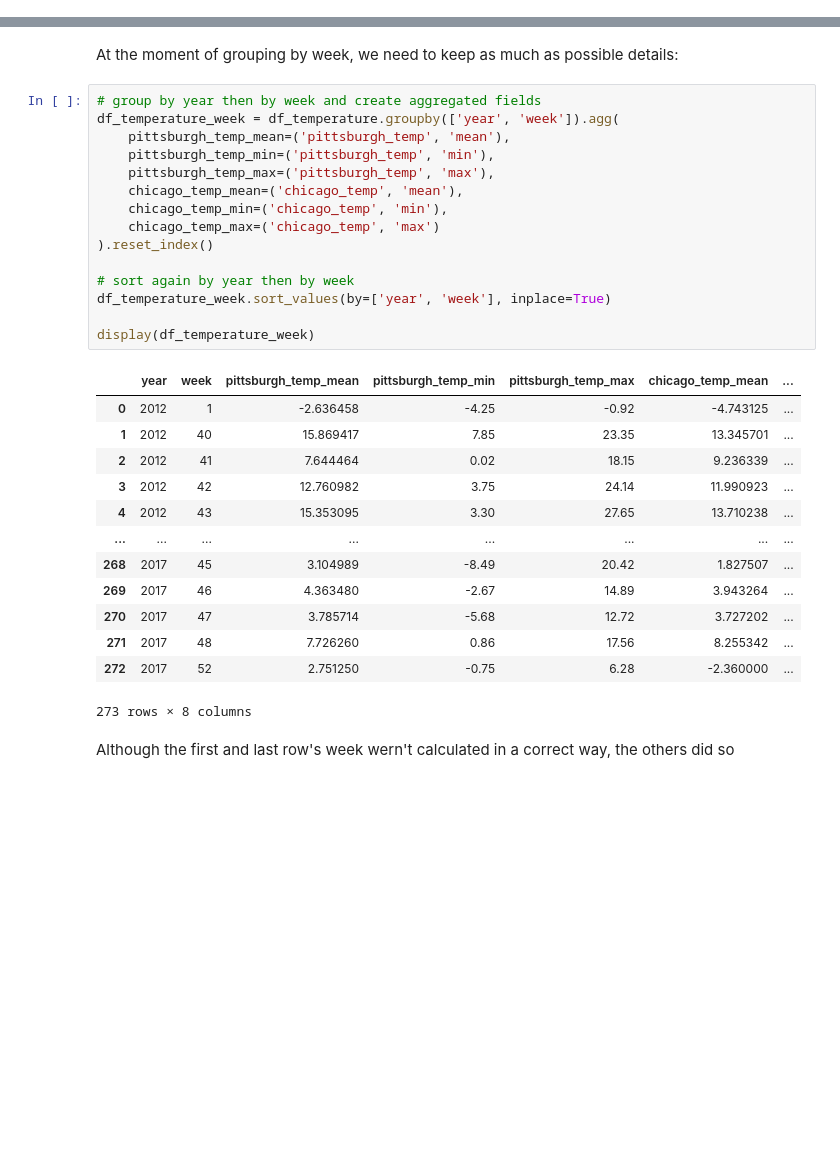
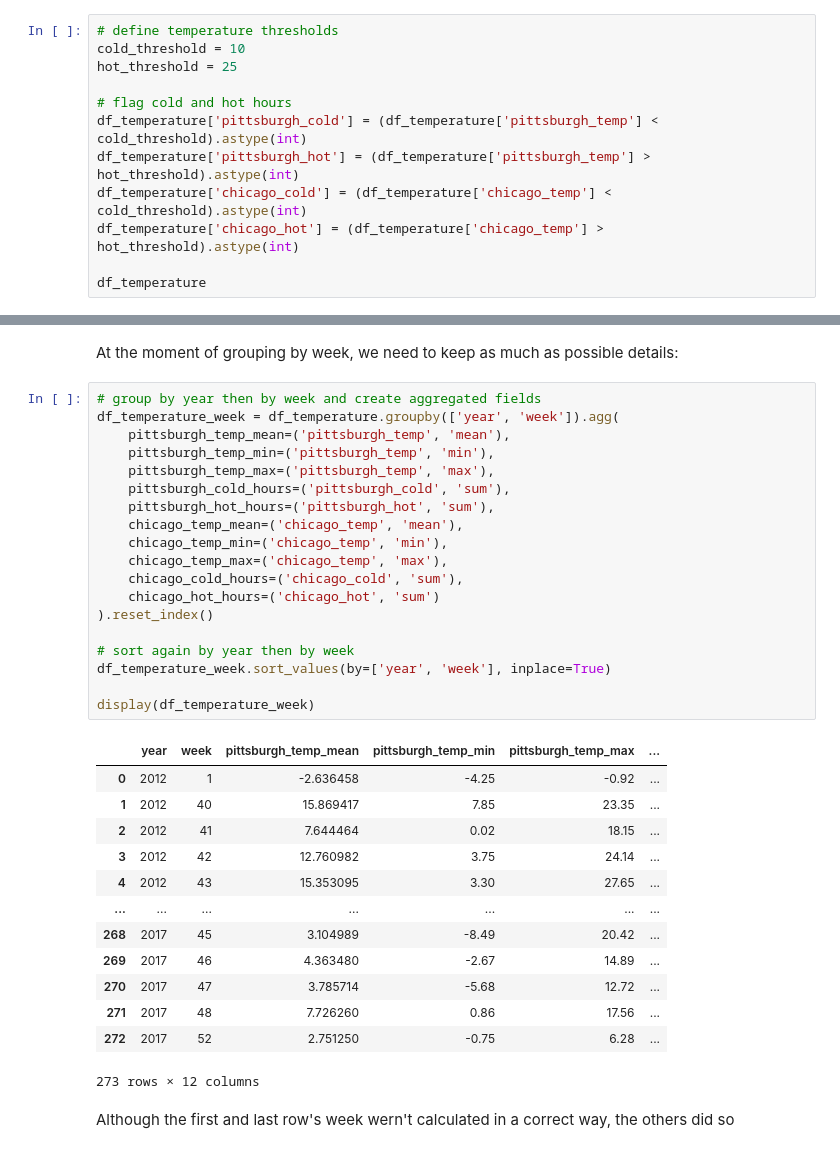
Before and after one commit to Somerillo/DI-Final_Project, a Jupyter notebook: time_series.ipynb, the cells around one changed output, grey strips where cells are left out. Drawn from its saved outputs; the diff is of its cells as text; blank space fills up the shorter version.

```diff
--- a/time_series.ipynb
+++ b/time_series.ipynb
@@ -497,0 +500,12 @@ display(df_temperature.head())
+# %%
+# define temperature thresholds
+cold_threshold = 10
+hot_threshold = 25
+
+# flag cold and hot hours
+df_temperature['pittsburgh_cold'] = (df_temperature['pittsburgh_temp'] < cold_threshold).astype(int)
+df_temperature['pittsburgh_hot'] = (df_temperature['pittsburgh_temp'] > hot_threshold).astype(int)
+df_temperature['chicago_cold'] = (df_temperature['chicago_temp'] < cold_threshold).astype(int)
+df_temperature['chicago_hot'] = (df_temperature['chicago_temp'] > hot_threshold).astype(int)
+
+df_temperature
@@ -500,32 +528,36 @@ At the moment of grouping by week, we need to keep as much as possible details:
 # %%
 # group by year then by week and create aggregated fields
 df_temperature_week = df_temperature.groupby(['year', 'week']).agg(
     pittsburgh_temp_mean=('pittsburgh_temp', 'mean'),
     pittsburgh_temp_min=('pittsburgh_temp', 'min'),
     pittsburgh_temp_max=('pittsburgh_temp', 'max'),
+    pittsburgh_cold_hours=('pittsburgh_cold', 'sum'),
+    pittsburgh_hot_hours=('pittsburgh_hot', 'sum'),
     chicago_temp_mean=('chicago_temp', 'mean'),
     chicago_temp_min=('chicago_temp', 'min'),
-    chicago_temp_max=('chicago_temp', 'max')
+    chicago_temp_max=('chicago_temp', 'max'),
+    chicago_cold_hours=('chicago_cold', 'sum'),
+    chicago_hot_hours=('chicago_hot', 'sum')
 ).reset_index()
 
 # sort again by year then by week
 df_temperature_week.sort_values(by=['year', 'week'], inplace=True)
 
 display(df_temperature_week)
 # %% [output]
-|  | year | week | pittsburgh_temp_mean | pittsburgh_temp_min | pittsburgh_temp_max | chicago_temp_mean | ... |
-| 0 | 2012 | 1 | -2.636458 | -4.25 | -0.92 | -4.743125 | ... |
-| 1 | 2012 | 40 | 15.869417 | 7.85 | 23.35 | 13.345701 | ... |
-| 2 | 2012 | 41 | 7.644464 | 0.02 | 18.15 | 9.236339 | ... |
-| 3 | 2012 | 42 | 12.760982 | 3.75 | 24.14 | 11.990923 | ... |
-| 4 | 2012 | 43 | 15.353095 | 3.30 | 27.65 | 13.710238 | ... |
-| ... | ... | ... | ... | ... | ... | ... | ... |
-| 268 | 2017 | 45 | 3.104989 | -8.49 | 20.42 | 1.827507 | ... |
-| 269 | 2017 | 46 | 4.363480 | -2.67 | 14.89 | 3.943264 | ... |
-| 270 | 2017 | 47 | 3.785714 | -5.68 | 12.72 | 3.727202 | ... |
-| 271 | 2017 | 48 | 7.726260 | 0.86 | 17.56 | 8.255342 | ... |
-| 272 | 2017 | 52 | 2.751250 | -0.75 | 6.28 | -2.360000 | ... |
+|  | year | week | pittsburgh_temp_mean | pittsburgh_temp_min | pittsburgh_temp_max | ... |
+| 0 | 2012 | 1 | -2.636458 | -4.25 | -0.92 | ... |
+| 1 | 2012 | 40 | 15.869417 | 7.85 | 23.35 | ... |
+| 2 | 2012 | 41 | 7.644464 | 0.02 | 18.15 | ... |
+| 3 | 2012 | 42 | 12.760982 | 3.75 | 24.14 | ... |
+| 4 | 2012 | 43 | 15.353095 | 3.30 | 27.65 | ... |
+| ... | ... | ... | ... | ... | ... | ... |
+| 268 | 2017 | 45 | 3.104989 | -8.49 | 20.42 | ... |
+| 269 | 2017 | 46 | 4.363480 | -2.67 | 14.89 | ... |
+| 270 | 2017 | 47 | 3.785714 | -5.68 | 12.72 | ... |
+| 271 | 2017 | 48 | 7.726260 | 0.86 | 17.56 | ... |
+| 272 | 2017 | 52 | 2.751250 | -0.75 | 6.28 | ... |
-273 rows × 8 columns
+273 rows × 12 columns
 # %% [markdown]
 Although the first and last row's week wern't calculated in a correct way, the others did so
 # %%
```
Also changed, not shown: parts of 13 cells of this notebook.
